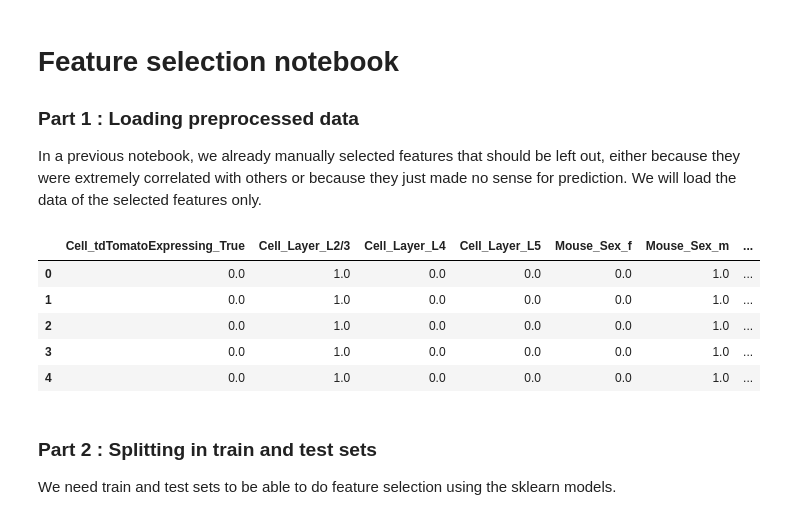
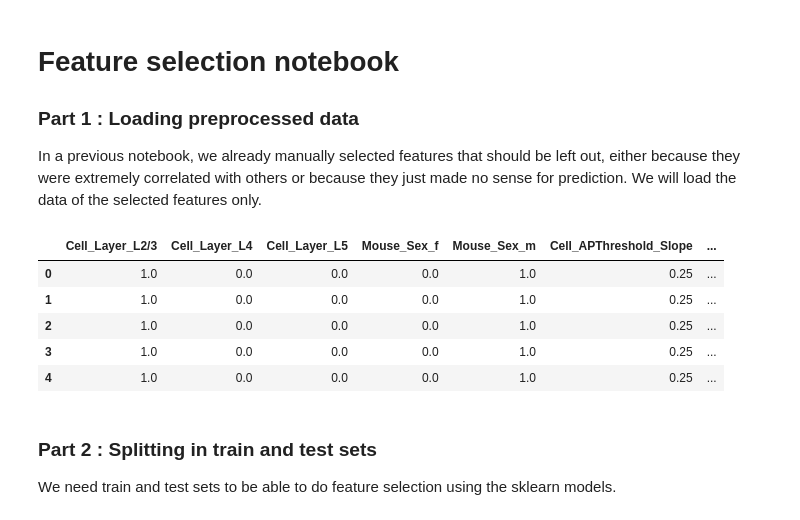
Before and after one commit to mariscoglio/bio482_cell_classifier, a Jupyter notebook: feature_selection.ipynb, the cells around one changed output. Cells and saved outputs as stored; diff of their text form; code cells hidden in the pictures.

```diff
--- a/feature_selection.ipynb
+++ b/feature_selection.ipynb
@@ -43,14 +44,18 @@ In a previous notebook, we already manually selected features that should be lef
 # %%
 # Load from csv file
 data = pd.read_csv("data_ohe_scaled_constant_free_filled_withsex.csv")
+
+# Leave out Cell_tdTomatoExpressing_True column if it's still there
+if 'Cell_tdTomatoExpressing_True' in data.columns:
+    data = data.drop(columns=['Cell_tdTomatoExpressing_True'])
 data.head()
 # %% [output]
-|  | Cell_tdTomatoExpressing_True | Cell_Layer_L2/3 | Cell_Layer_L4 | Cell_Layer_L5 | Mouse_Sex_f | Mouse_Sex_m | ... |
-| 0 | 0.0 | 1.0 | 0.0 | 0.0 | 0.0 | 1.0 | ... |
-| 1 | 0.0 | 1.0 | 0.0 | 0.0 | 0.0 | 1.0 | ... |
-| 2 | 0.0 | 1.0 | 0.0 | 0.0 | 0.0 | 1.0 | ... |
-| 3 | 0.0 | 1.0 | 0.0 | 0.0 | 0.0 | 1.0 | ... |
-| 4 | 0.0 | 1.0 | 0.0 | 0.0 | 0.0 | 1.0 | ... |
+|  | Cell_Layer_L2/3 | Cell_Layer_L4 | Cell_Layer_L5 | Mouse_Sex_f | Mouse_Sex_m | Cell_APThreshold_Slope | ... |
+| 0 | 1.0 | 0.0 | 0.0 | 0.0 | 1.0 | 0.25 | ... |
+| 1 | 1.0 | 0.0 | 0.0 | 0.0 | 1.0 | 0.25 | ... |
+| 2 | 1.0 | 0.0 | 0.0 | 0.0 | 1.0 | 0.25 | ... |
+| 3 | 1.0 | 0.0 | 0.0 | 0.0 | 1.0 | 0.25 | ... |
+| 4 | 1.0 | 0.0 | 0.0 | 0.0 | 1.0 | 0.25 | ... |
 # %% [markdown]
 ### Part 2 : Splitting in train and test sets
 
```
Also changed, not shown: parts of 19 cells of this notebook.
